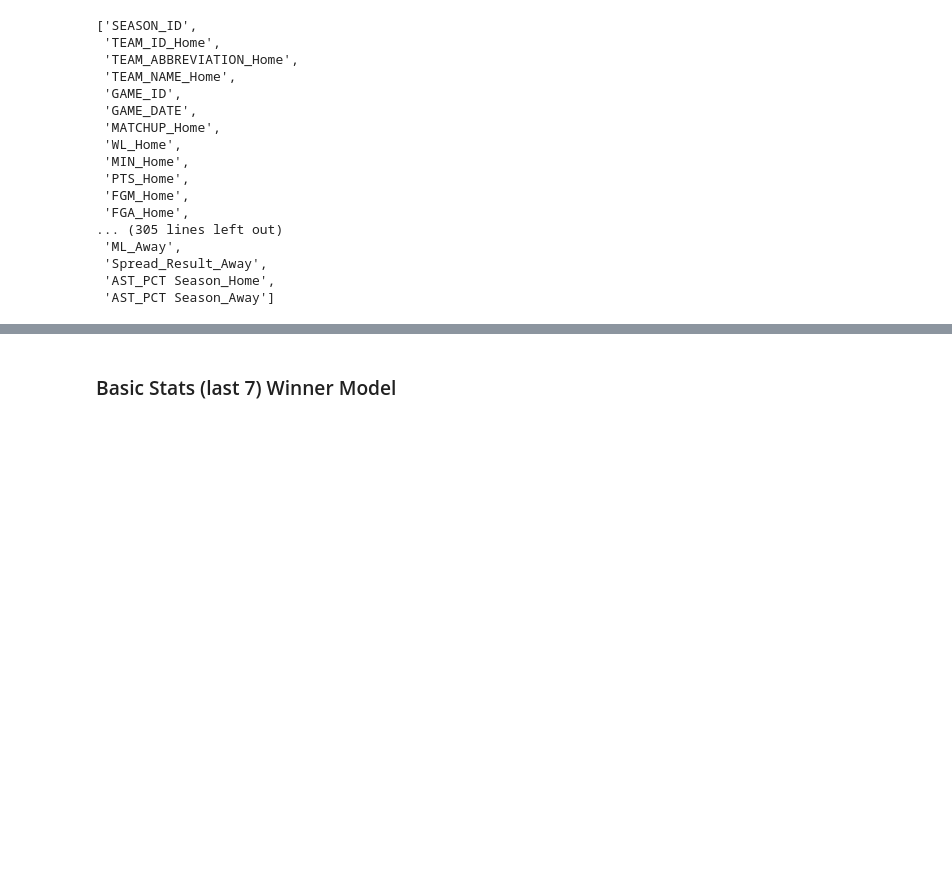
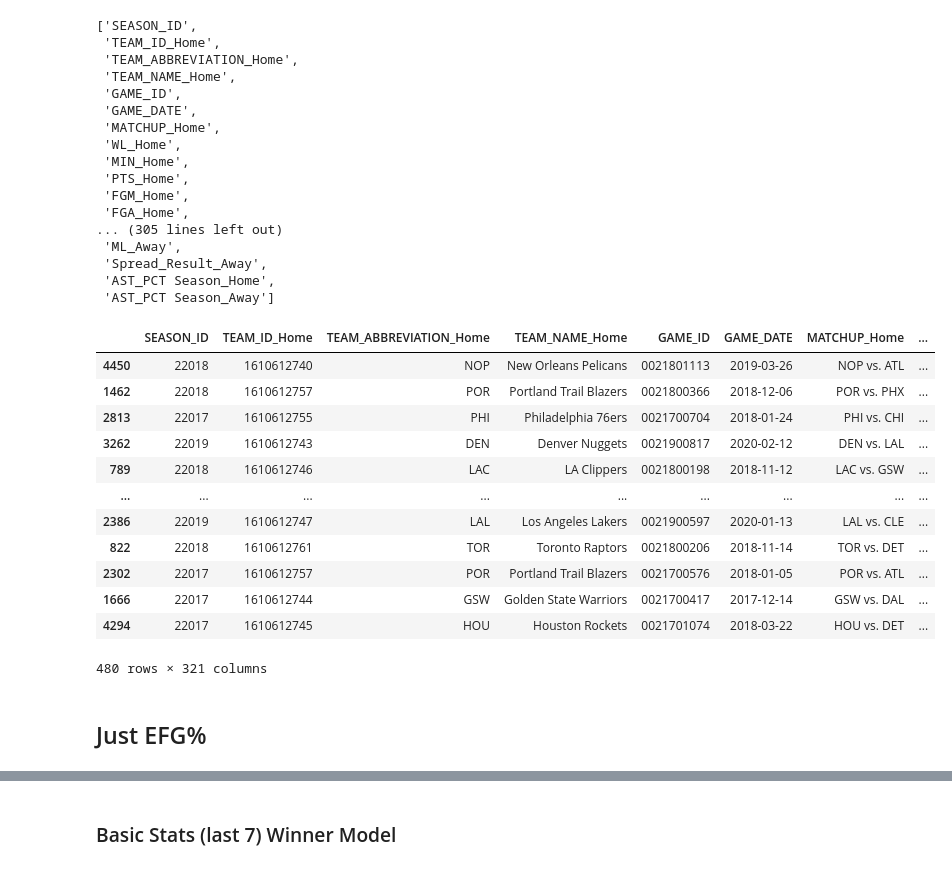
Before and after one commit to dmedd98/nba_game_predictor, a Jupyter notebook: Model_Variations.ipynb, the cells around one changed output, grey strips where cells are left out. Saved outputs shown, nothing was run; the diff lists cells and outputs as text; code cells hidden in the pictures; blank space fills up the shorter version.

```diff
--- a/Model_Variations.ipynb
+++ b/Model_Variations.ipynb
@@ -36,6 +36,22 @@ list(test_combined.columns)
 from sklearn.model_selection import train_test_split
 # %%
 train_set, test_set = train_test_split(test_combined, test_size=.15, random_state=42)
+# %%
+test_set
+# %% [output]
+|  | SEASON_ID | TEAM_ID_Home | TEAM_ABBREVIATION_Home | TEAM_NAME_Home | GAME_ID | GAME_DATE | MATCHUP_Home | ... |
+| 4450 | 22018 | 1610612740 | NOP | New Orleans Pelicans | 0021801113 | 2019-03-26 | NOP vs. ATL | ... |
+| 1462 | 22018 | 1610612757 | POR | Portland Trail Blazers | 0021800366 | 2018-12-06 | POR vs. PHX | ... |
+| 2813 | 22017 | 1610612755 | PHI | Philadelphia 76ers | 0021700704 | 2018-01-24 | PHI vs. CHI | ... |
+| 3262 | 22019 | 1610612743 | DEN | Denver Nuggets | 0021900817 | 2020-02-12 | DEN vs. LAL | ... |
+| 789 | 22018 | 1610612746 | LAC | LA Clippers | 0021800198 | 2018-11-12 | LAC vs. GSW | ... |
+| ... | ... | ... | ... | ... | ... | ... | ... | ... |
+| 2386 | 22019 | 1610612747 | LAL | Los Angeles Lakers | 0021900597 | 2020-01-13 | LAL vs. CLE | ... |
+| 822 | 22018 | 1610612761 | TOR | Toronto Raptors | 0021800206 | 2018-11-14 | TOR vs. DET | ... |
+| 2302 | 22017 | 1610612757 | POR | Portland Trail Blazers | 0021700576 | 2018-01-05 | POR vs. ATL | ... |
+| 1666 | 22017 | 1610612744 | GSW | Golden State Warriors | 0021700417 | 2017-12-14 | GSW vs. DAL | ... |
+| 4294 | 22017 | 1610612745 | HOU | Houston Rockets | 0021701074 | 2018-03-22 | HOU vs. DET | ... |
+480 rows × 321 columns
 # %%
 basic_stats_columns = ['PTS LAST 7_Home',
 'REB LAST 7_Home',
@@ -322,3 +338,5 @@ all_columns = ['PTS LAST 7_Home',
  'AST_PCT Season_Away']
 # %%
 Using the tuned parameters lets check out how our model fares with the test data
+# %% [markdown]
+## Just EFG%
```
Also changed, not shown: parts of 5 cells of this notebook.
